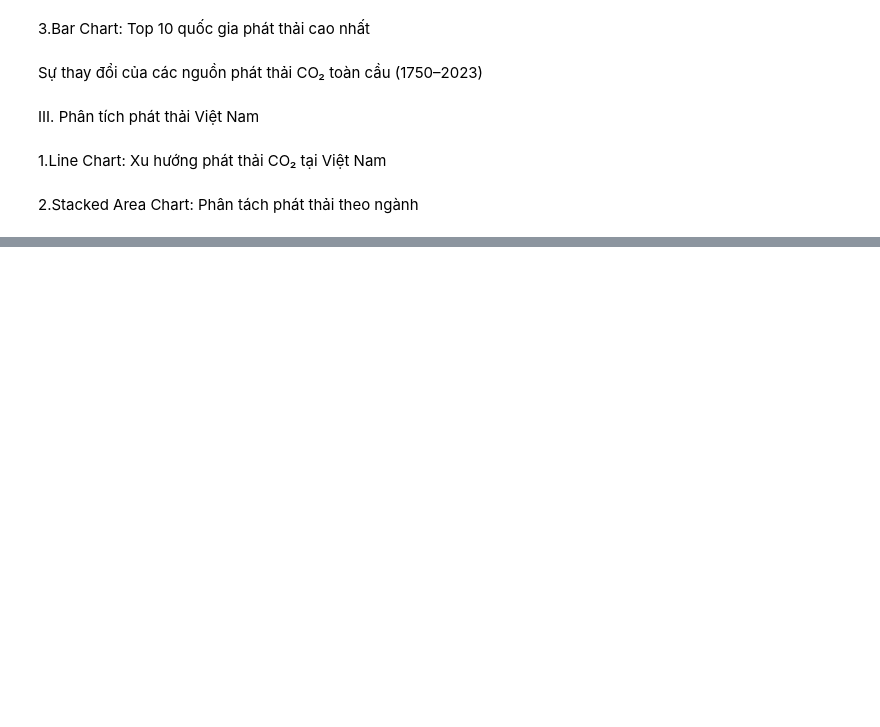
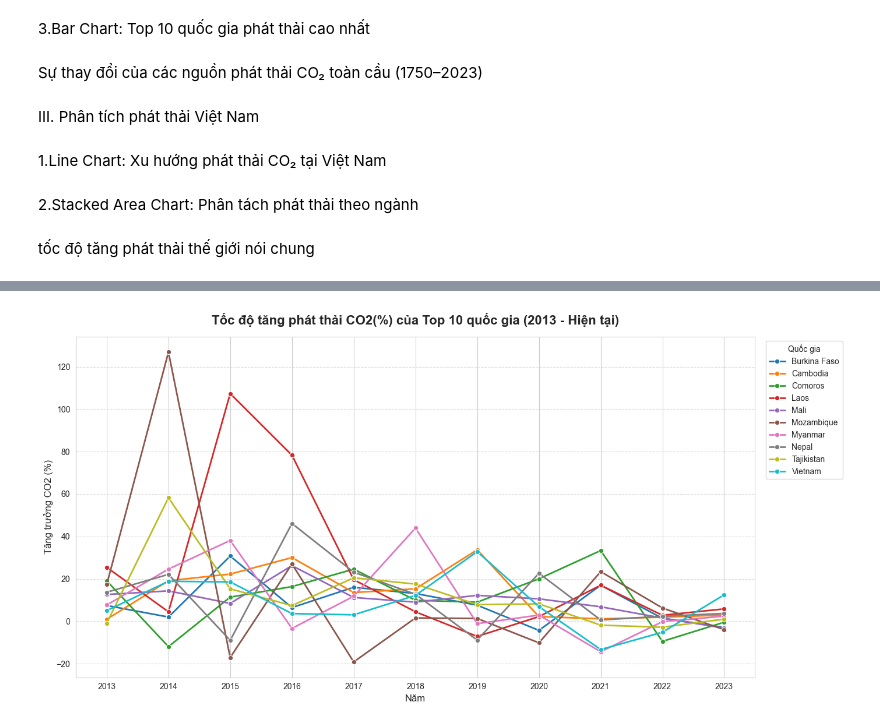
Before and after one commit to vnb-vnb/visual, a Jupyter notebook: final/final.ipynb, the cells around one changed output, grey strips where cells are left out. Drawn from its saved outputs; the diff is of its cells as text; code cells hidden in the pictures; blank space fills up the shorter version.

```diff
--- a/final/final.ipynb
+++ b/final/final.ipynb
@@ -469,3 +469,79 @@ fig.update_layout(
 
 # Hiển thị
 fig.show()
+# %% [markdown]
+tốc độ tăng phát thải thế giới nói chung
+# %%
+import pandas as pd
+import matplotlib.pyplot as plt
+import seaborn as sns
+import numpy as np
+
+# Đọc dữ liệu
+file_path = r'D:\project\visual\data\owid-co2-data.csv'
+df = pd.read_csv(file_path)
+
+# Chọn cột cần thiết
+df_growth = df[['country', 'year', 'co2_growth_prct']].copy()
+
+# Định nghĩa danh sách các hạng mục tổng hợp cần loại trừ
+countries_to_exclude = [
+    'World', 'Asia', 'Europe', 'North America', 'Africa', 'South America',
+    'Oceania', 'International transport', 'Upper-middle-income countries',
+    'High-income countries', 'Lower-middle-income countries', 'Low-income countries',
+    'European Union (28)', 'European Union (27)', 'Asia (excl. China and India)',
+    'North America (excl. USA)', 'Europe (excl. EU-28)', 'Europe (excl. EU-27)',
+    'Middle East (including Turkey)', 'Central and South America', 'Non-OECD', 'OECD',
+    # Bổ sung các khu vực khác có thể xuất hiện
+    'Africa (excl. South Africa)', 'G20', 'BRICS'
+]
+
+# Lọc dữ liệu từ năm gần đây (2013-nay)
+recent_years = df_growth[df_growth['year'] >= 2013].copy()
+
+# --- BƯỚC SỬA ĐỔI QUAN TRỌNG: Lọc Bỏ Hạng Mục Tổng Hợp ---
+recent_years_countries = recent_years[~recent_years['country'].isin(countries_to_exclude)].copy()
+
+
+# Tính tốc độ tăng trung bình cho mỗi quốc gia
+# Chỉ tính trung bình cho các quốc gia riêng lẻ
+avg_growth = recent_years_countries.groupby('country')['co2_growth_prct'].mean().reset_index()
+
+# Lấy 10 quốc gia có tốc độ tăng trung bình cao nhất
+top10 = avg_growth.sort_values(by='co2_growth_prct', ascending=False).head(10)
+
+print("Top 10 quốc gia riêng lẻ có tốc độ tăng CO2 trung bình cao nhất (2013-nay):")
+print(top10)
+
+# Lấy dữ liệu đầy đủ của 10 quốc gia này (sau khi đã lọc bỏ hạng mục tổng hợp)
+df_top10 = recent_years_countries[recent_years_countries['country'].isin(top10['country'])]
+
+# --- Vẽ biểu đồ tốc độ tăng theo năm ---
+plt.figure(figsize=(14, 7))
+sns.set_style("whitegrid") # Thêm style để biểu đồ rõ ràng hơn
+
+sns.lineplot(
+    data=df_top10,
+    x='year',
+    y='co2_growth_prct',
+    hue='country',
+    marker='o',
+    linewidth=2,
+    markersize=6
+)
+
+plt.title('Tốc độ tăng phát thải CO2(%) của Top 10 quốc gia (2013 - Hiện tại)',
+          fontsize=16, fontweight='bold', pad=15)
+plt.ylabel('Tăng trưởng CO2 (%)', fontsize=12)
+plt.xlabel('Năm', fontsize=12)
+
+# Điều chỉnh trục X để hiển thị các năm là số nguyên
+plt.xticks(df_top10['year'].unique().astype(int))
+
+# Đặt legend ra ngoài để không che dữ liệu
+plt.legend(title='Quốc gia', bbox_to_anchor=(1.01, 1), loc='upper left', frameon=True)
+plt.grid(axis='y', linestyle='--', alpha=0.7) # Chỉ để gridlines ở trục y
+
+plt.tight_layout()
+plt.show()
+# %% [output]
@@ -471,0 +560 @@ fig.show()
+[figure, added]
```
Also changed, not shown: parts of 3 cells of this notebook.
